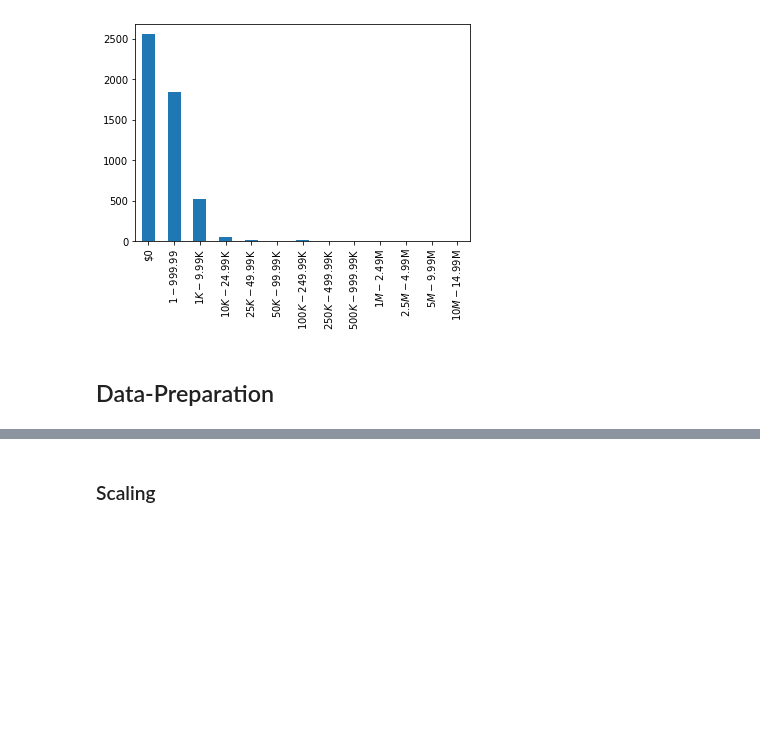
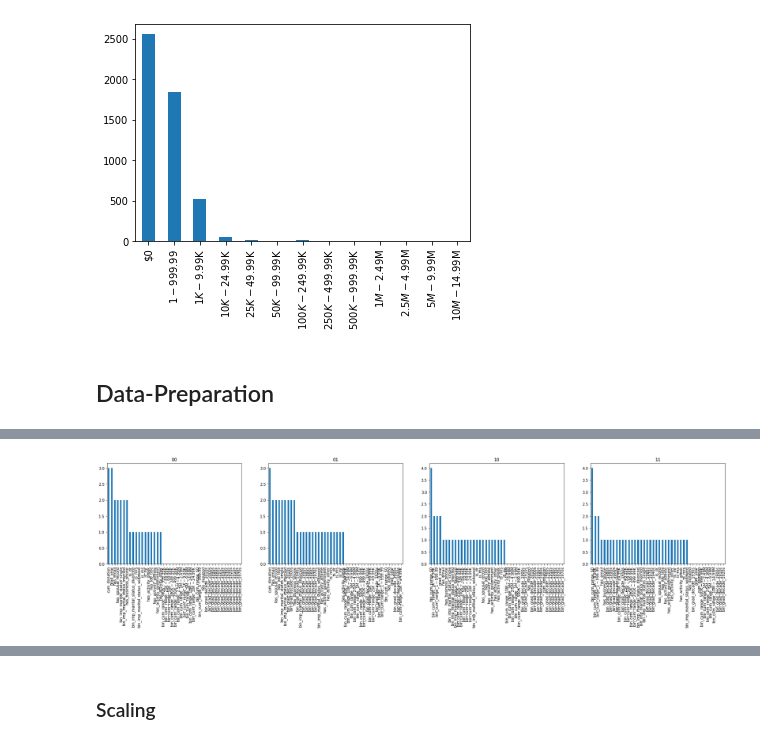
Before and after one commit to jrobio/assignment2, a Jupyter notebook: notebooks/assignment2.ipynb, the cells around one changed output, grey strips where cells are left out. Cells and saved outputs as stored; diff of their text form; code cells hidden in the pictures; blank space fills up the shorter version.

```diff
--- a/notebooks/assignment2.ipynb
+++ b/notebooks/assignment2.ipynb
@@ -1093,0 +1089,8 @@ ff_df_log.T.sum().sort_values(ascending=False).plot.bar(figsize=(15,10))
+# %%
+fig,axes = plt.subplots(nrows=1,ncols=4,figsize=(30,5))
+bins = ['00','01','10','11']
+for bin,ax in zip(bins,axes.ravel()):
+    exp =  bin + '0$'
+    ff_df.filter(regex=exp).T.sum().sort_values(ascending=False).plot.bar(ax=ax,title=bin)
+# %% [output]
+[figure, added]
```
Also changed, not shown: parts of 41 cells of this notebook.
